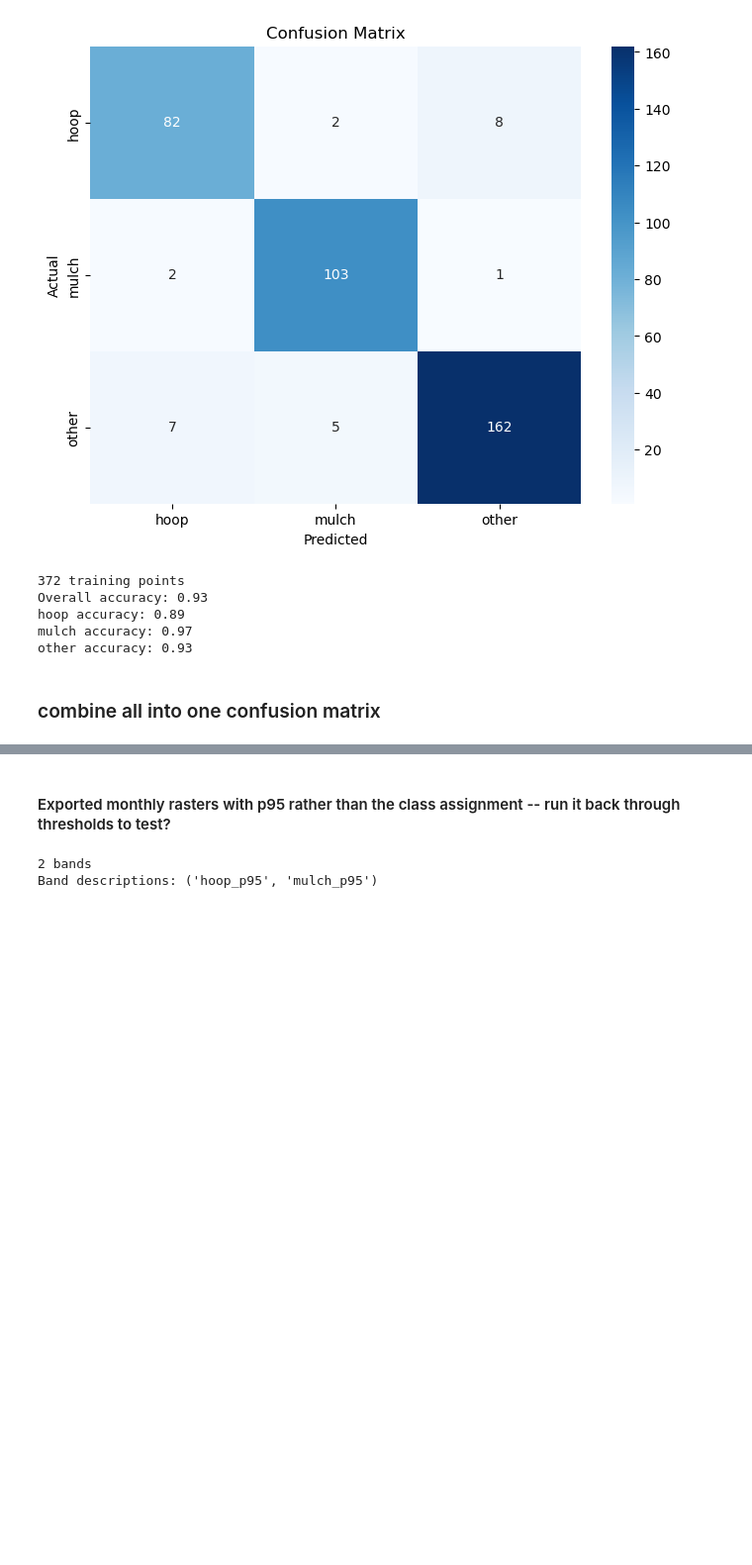
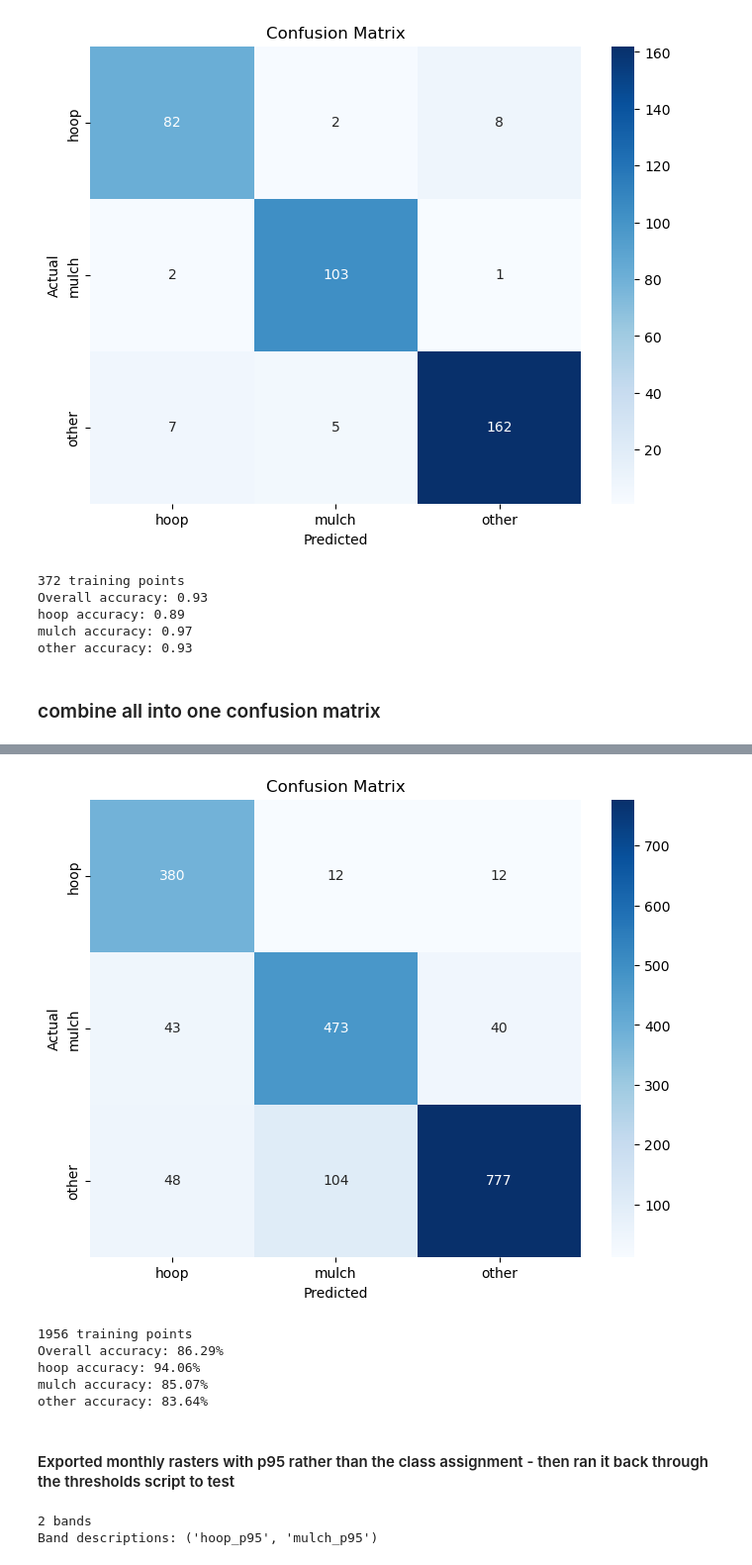
Before and after one commit to tnc-ca-geo/rs-ag-plastics, a Jupyter notebook: AT_Validation_Monthly_2025.ipynb, the cells around one changed output, grey strips where cells are left out. Shown at 99% size. Drawn from its saved outputs; the diff is of its cells as text; code cells hidden in the pictures; blank space fills up the shorter version.

Commit message:
added 3 month comparison

```diff
--- a/AT_Validation_Monthly_2025.ipynb
+++ b/AT_Validation_Monthly_2025.ipynb
@@ -250,5 +302,31 @@ other accuracy: 0.88
+# %%
+all_sampled['3month_class'] = all_sampled['3month_class'].replace({0: 'other', 1: 'hoop', 2: 'mulch'})
+# confusion matrix compare actual (type) to predicted (class_april23)
+cm = confusion_matrix(all_sampled['Type'], all_sampled['3month_class'], labels=['hoop', 'mulch', 'other'])
+# Plot the confusion matrix using seaborn heatmap
+plt.figure(figsize=(8, 6))
+sns.heatmap(cm, annot=True, fmt='d', cmap='Blues', xticklabels=['hoop', 'mulch', 'other'], yticklabels=['hoop', 'mulch', 'other'])
+plt.title('Confusion Matrix')
+plt.xlabel('Predicted')
+plt.ylabel('Actual')
+plt.show()
+accuracy = np.trace(cm) / np.sum(cm)
+
+print(f'{all_sampled.shape[0]} training points')
+print(f'Overall accuracy: {accuracy*100:.2f}%')
+# print the accuracy for each class
+for i, label in enumerate(['hoop', 'mulch', 'other']):
+    class_accuracy = cm[i, i] / np.sum(cm[i, :])
+    print(f'{label} accuracy: {class_accuracy*100:.2f}%')
+# %% [output]
+[figure, added]
+1956 training points
+Overall accuracy: 86.29%
+hoop accuracy: 94.06%
+mulch accuracy: 85.07%
+other accuracy: 83.64%
 # %% [markdown]
-#### Exported monthly rasters with p95 rather than the class assignment -- run it back through thresholds to test?
+#### Exported monthly rasters with p95 rather than the class assignment - then ran it back through the thresholds script to test
 # %%
 wats_april23_prob = 'N:/OCEANS_Program/Plastics/Agricultural_Plastics/AgPlastics_Pro/EE_uploads_exports/v1_1/PlasticClass_SantaCruzCo_April2023_prob_v1_1.tif'
 ox_may23_prob = 'N:/OCEANS_Program/Plastics/Agricultural_Plastics/AgPlastics_Pro/EE_uploads_exports/v1_1/PlasticClass_VenturaCo_May2023_prob_v1_1.tif'
```
Also changed, not shown: parts of 4 cells of this notebook.
